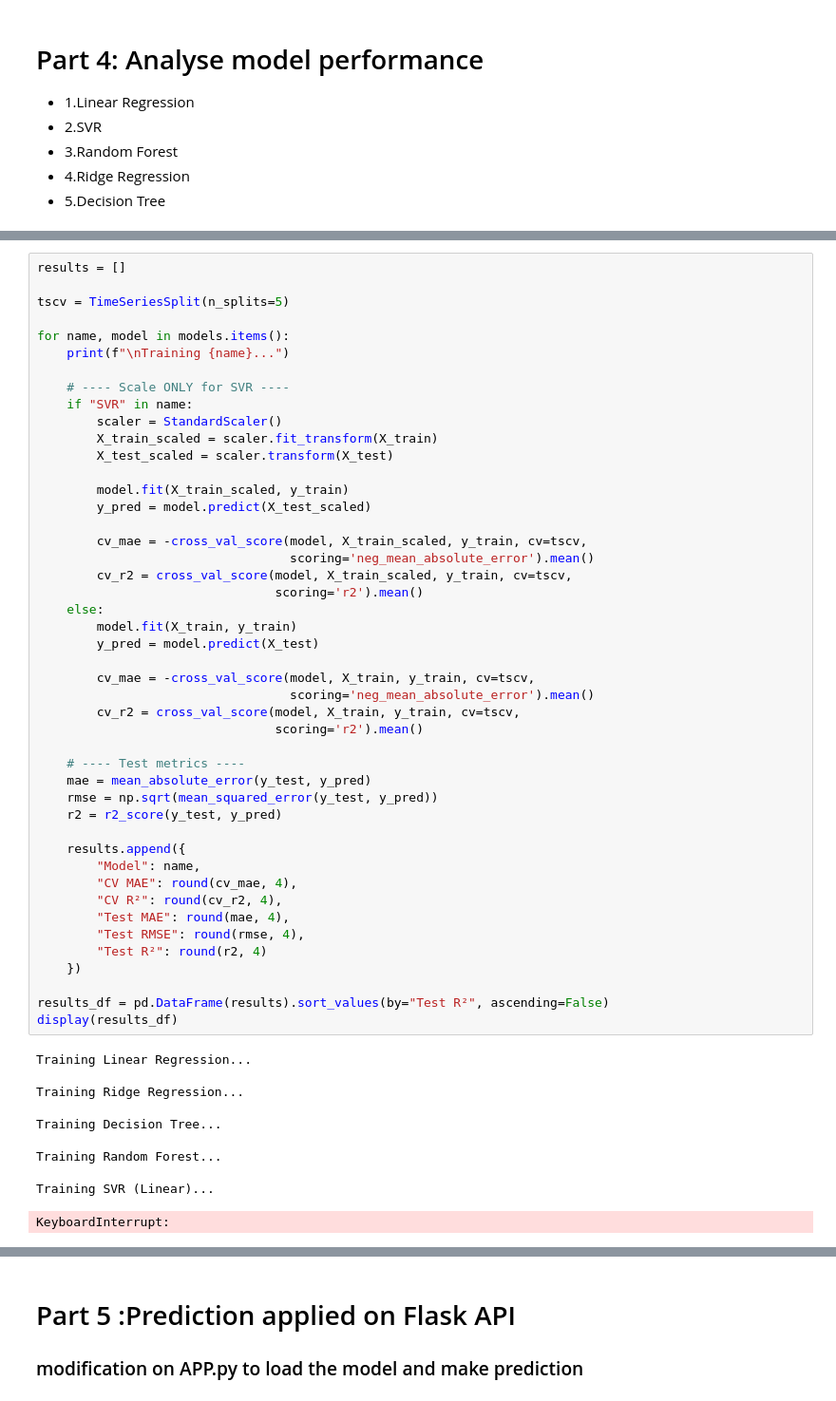
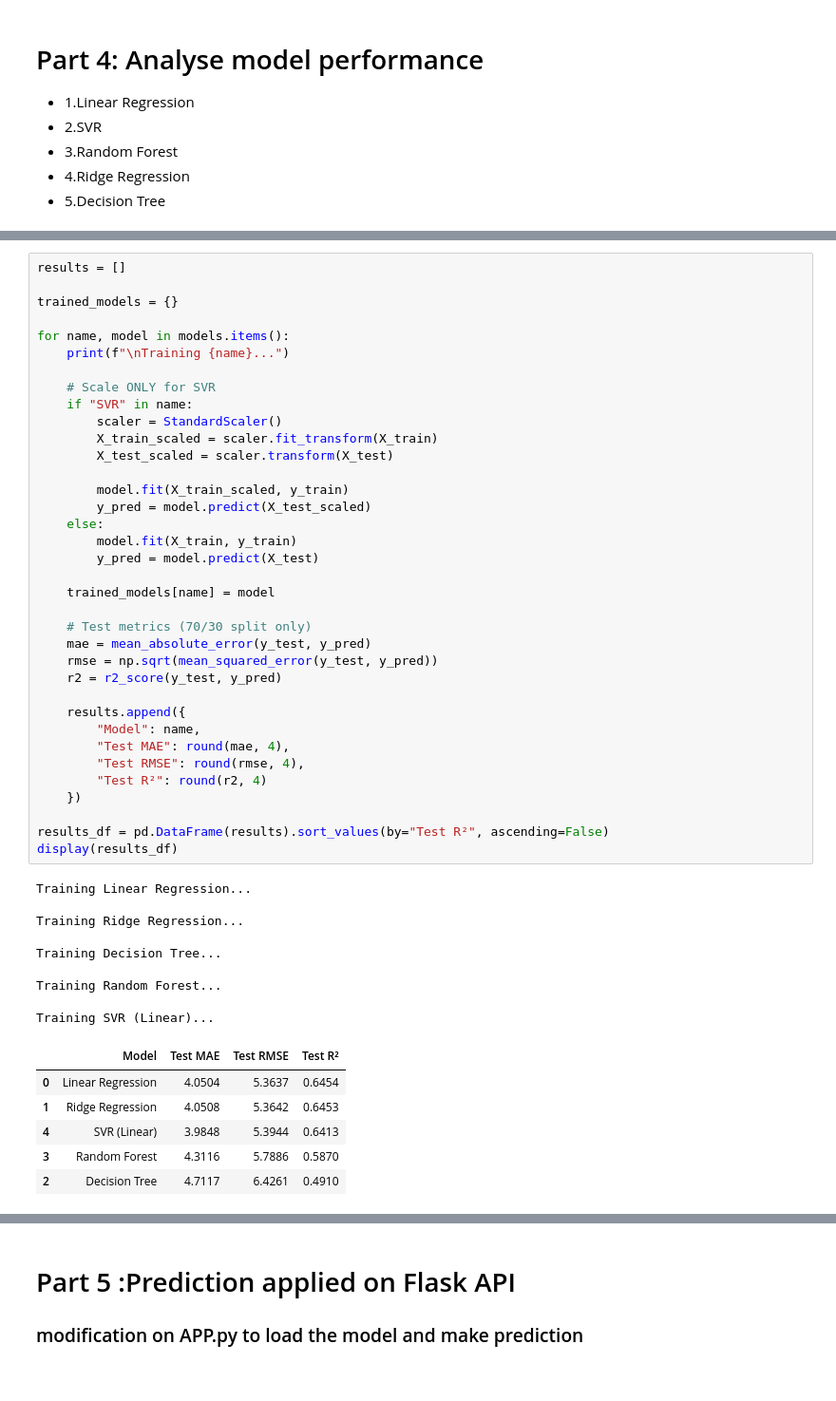
Before and after one commit to davidirving98/COMP30830-SE-Project-Work, a Jupyter notebook: machine_learning/ML.ipynb, the cells around one changed output, grey strips where cells are left out. Shown at 95% size. Saved outputs shown, nothing was run; the diff lists cells and outputs as text.

```diff
--- a/machine_learning/ML.ipynb
+++ b/machine_learning/ML.ipynb
@@ -263,12 +280,12 @@ models = {
 # %%
 results = []
 
-tscv = TimeSeriesSplit(n_splits=5)
+trained_models = {}
 
 for name, model in models.items():
     print(f"\nTraining {name}...")
 
-    # ---- Scale ONLY for SVR ----
+    # Scale ONLY for SVR
     if "SVR" in name:
         scaler = StandardScaler()
         X_train_scaled = scaler.fit_transform(X_train)
@@ -276,46 +293,41 @@ for name, model in models.items():
 
         model.fit(X_train_scaled, y_train)
         y_pred = model.predict(X_test_scaled)
-
-        cv_mae = -cross_val_score(model, X_train_scaled, y_train, cv=tscv,
-                                  scoring='neg_mean_absolute_error').mean()
-        cv_r2 = cross_val_score(model, X_train_scaled, y_train, cv=tscv,
-                                scoring='r2').mean()
     else:
         model.fit(X_train, y_train)
         y_pred = model.predict(X_test)
 
-        cv_mae = -cross_val_score(model, X_train, y_train, cv=tscv,
-                                  scoring='neg_mean_absolute_error').mean()
-        cv_r2 = cross_val_score(model, X_train, y_train, cv=tscv,
-                                scoring='r2').mean()
+    trained_models[name] = model
 
-    # ---- Test metrics ----
+    # Test metrics (70/30 split only)
     mae = mean_absolute_error(y_test, y_pred)
     rmse = np.sqrt(mean_squared_error(y_test, y_pred))
     r2 = r2_score(y_test, y_pred)
 
     results.append({
         "Model": name,
-        "CV MAE": round(cv_mae, 4),
-        "CV R²": round(cv_r2, 4),
         "Test MAE": round(mae, 4),
         "Test RMSE": round(rmse, 4),
         "Test R²": round(r2, 4)
     })
 
 results_df = pd.DataFrame(results).sort_values(by="Test R²", ascending=False)
 display(results_df)
 # %% [output]
 Training Linear Regression...
 
 Training Ridge Regression...
 
 Training Decision Tree...
 
 Training Random Forest...
 
 Training SVR (Linear)...
-KeyboardInterrupt:
+|  | Model | Test MAE | Test RMSE | Test R² |
+| 0 | Linear Regression | 4.0504 | 5.3637 | 0.6454 |
+| 1 | Ridge Regression | 4.0508 | 5.3642 | 0.6453 |
+| 4 | SVR (Linear) | 3.9848 | 5.3944 | 0.6413 |
+| 3 | Random Forest | 4.3116 | 5.7886 | 0.5870 |
+| 2 | Decision Tree | 4.7117 | 6.4261 | 0.4910 |
 # %%
 import matplotlib.pyplot as plt
```
Also changed, not shown: parts of 7 cells of this notebook, 12 other files.
